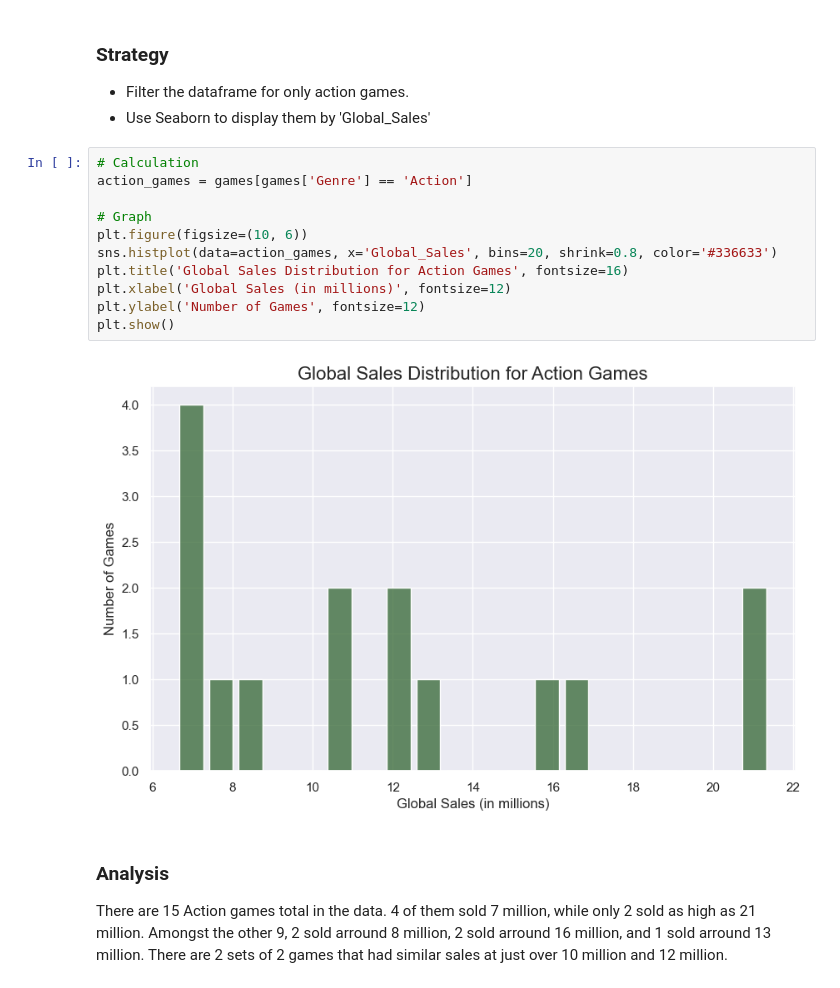
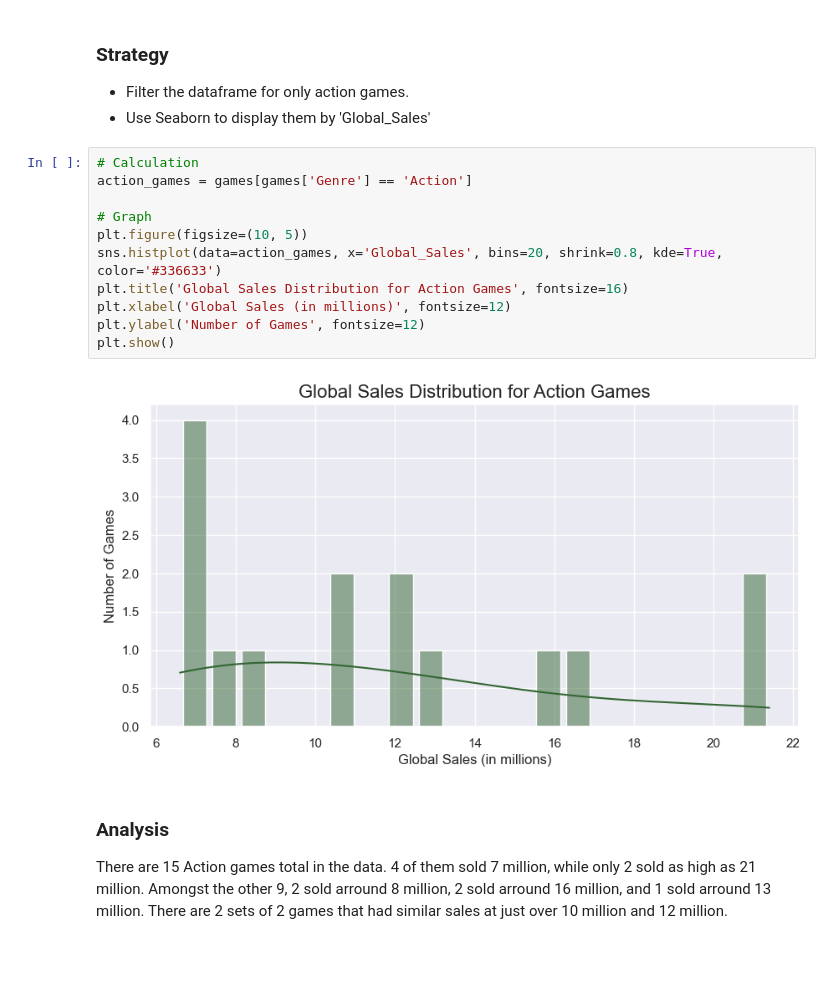
Before and after one commit to dtoshm/data_project_six, a Jupyter notebook: game_sales_analysis.ipynb, the cells around one changed output. Drawn from its saved outputs; the diff is of its cells as text; blank space fills up the shorter version.

```diff
--- a/game_sales_analysis.ipynb
+++ b/game_sales_analysis.ipynb
@@ -72,16 +72,16 @@ Global Sales Distribution for Action Games: Create a histogram to show the globa
 # %%
 # Calculation
 action_games = games[games['Genre'] == 'Action']
 
 # Graph
-plt.figure(figsize=(10, 6))
-sns.histplot(data=action_games, x='Global_Sales', bins=20, shrink=0.8, color='#336633')
+plt.figure(figsize=(10, 5))
+sns.histplot(data=action_games, x='Global_Sales', bins=20, shrink=0.8, kde=True, color='#336633')
 plt.title('Global Sales Distribution for Action Games', fontsize=16)
 plt.xlabel('Global Sales (in millions)', fontsize=12)
 plt.ylabel('Number of Games', fontsize=12)
 plt.show()
 # %% [output]
-[figure, old version]
+[figure, new version]
 # %% [markdown]
 ### Analysis
 There are 15 Action games total in the data. 4 of them sold 7 million, while only 2 sold as high as 21 million. Amongst the other 9, 2 sold arround 8 million, 2 sold arround 16 million, and 1 sold arround 13 million. There are 2 sets of 2 games that had similar sales at just over 10 million and 12 million.
```
Also changed, not shown: parts of 8 cells of this notebook.
